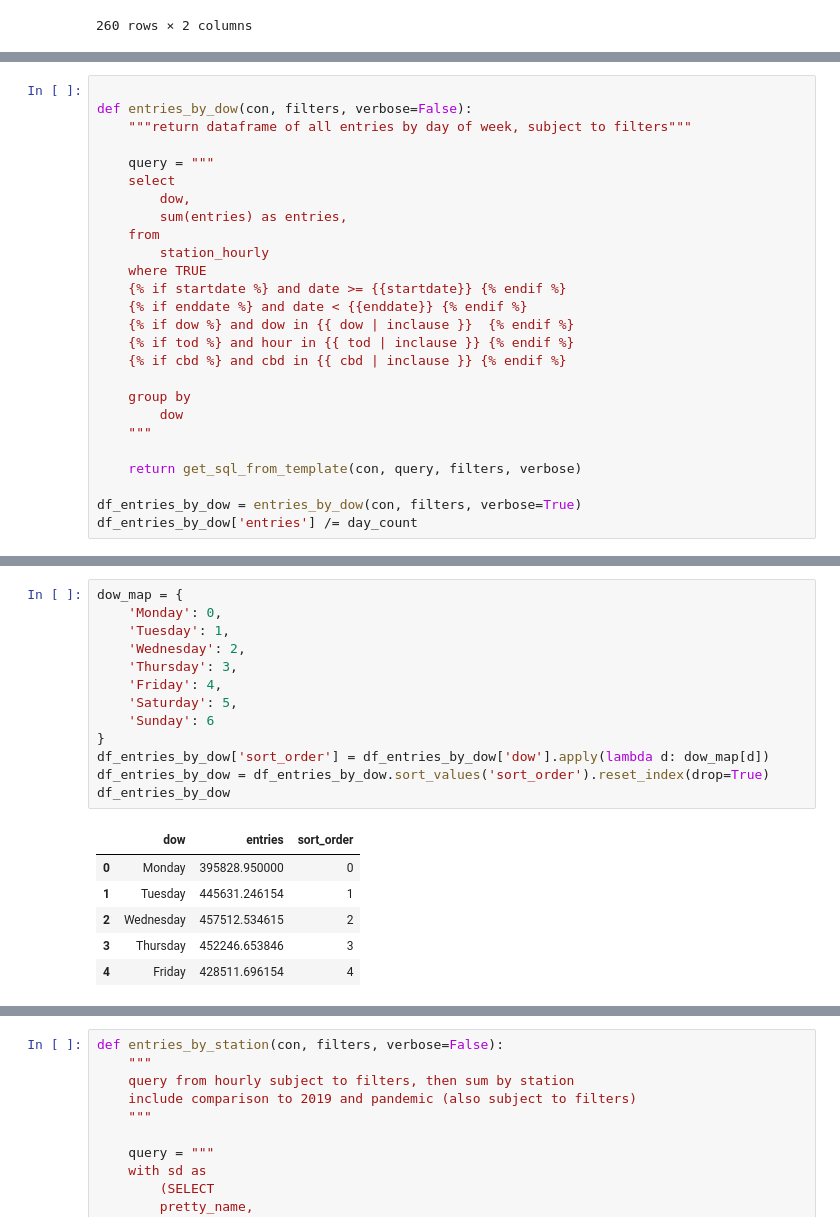
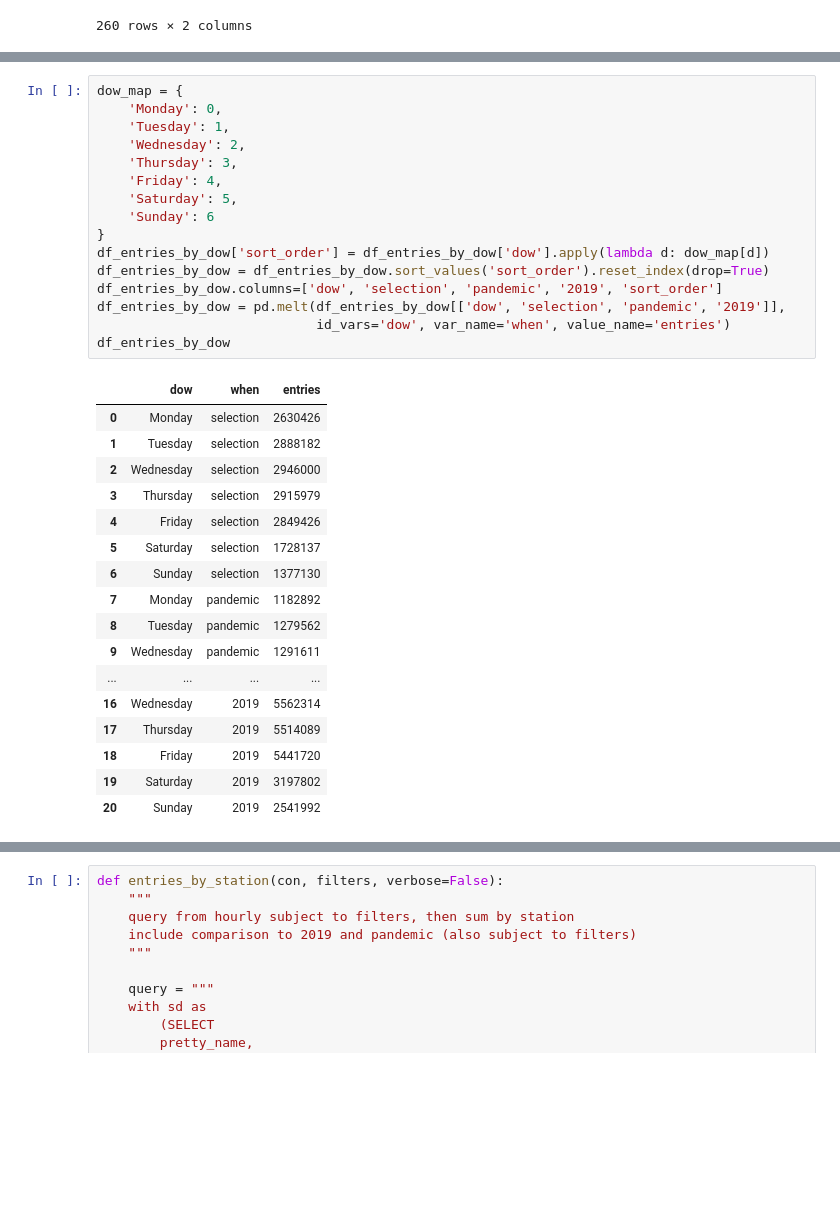
Before and after one commit to druce/MTA, a Jupyter notebook: dashboard/plotly.ipynb, the cells around one changed output, grey strips where cells are left out. Cells and saved outputs as stored; diff of their text form; blank space fills up the shorter version.

```diff
--- a/dashboard/plotly.ipynb
+++ b/dashboard/plotly.ipynb
@@ -370,26 +368,0 @@ fig1.update_layout(
-# %%
-
-def entries_by_dow(con, filters, verbose=False):
-    """return dataframe of all entries by day of week, subject to filters"""
-
-    query = """
-    select
-        dow,
-        sum(entries) as entries,
-    from
-        station_hourly
-    where TRUE
-    {% if startdate %} and date >= {{startdate}} {% endif %}
-    {% if enddate %} and date < {{enddate}} {% endif %}
-    {% if dow %} and dow in {{ dow | inclause }}  {% endif %}
-    {% if tod %} and hour in {{ tod | inclause }} {% endif %}
-    {% if cbd %} and cbd in {{ cbd | inclause }} {% endif %}
-
-    group by
-        dow
-    """
-
-    return get_sql_from_template(con, query, filters, verbose)
-
-df_entries_by_dow = entries_by_dow(con, filters, verbose=True)
-df_entries_by_dow['entries'] /= day_count
@@ -411,21 +454,35 @@ df_entries_by_dow['entries'] /= day_count
 # %%
 dow_map = {
     'Monday': 0,
     'Tuesday': 1,
     'Wednesday': 2,
     'Thursday': 3,
     'Friday': 4,
     'Saturday': 5,
     'Sunday': 6
 }
 df_entries_by_dow['sort_order'] = df_entries_by_dow['dow'].apply(lambda d: dow_map[d])
 df_entries_by_dow = df_entries_by_dow.sort_values('sort_order').reset_index(drop=True)
+df_entries_by_dow.columns=['dow', 'selection', 'pandemic', '2019', 'sort_order']
+df_entries_by_dow = pd.melt(df_entries_by_dow[['dow', 'selection', 'pandemic', '2019']],
+                            id_vars='dow', var_name='when', value_name='entries')
 df_entries_by_dow
 # %% [output]
-|  | dow | entries | sort_order |
-| 0 | Monday | 395828.950000 | 0 |
-| 1 | Tuesday | 445631.246154 | 1 |
-| 2 | Wednesday | 457512.534615 | 2 |
-| 3 | Thursday | 452246.653846 | 3 |
-| 4 | Friday | 428511.696154 | 4 |
+|  | dow | when | entries |
+| 0 | Monday | selection | 2630426 |
+| 1 | Tuesday | selection | 2888182 |
+| 2 | Wednesday | selection | 2946000 |
+| 3 | Thursday | selection | 2915979 |
+| 4 | Friday | selection | 2849426 |
+| 5 | Saturday | selection | 1728137 |
+| 6 | Sunday | selection | 1377130 |
+| 7 | Monday | pandemic | 1182892 |
+| 8 | Tuesday | pandemic | 1279562 |
+| 9 | Wednesday | pandemic | 1291611 |
+| ... | ... | ... | ... |
+| 16 | Wednesday | 2019 | 5562314 |
+| 17 | Thursday | 2019 | 5514089 |
+| 18 | Friday | 2019 | 5441720 |
+| 19 | Saturday | 2019 | 3197802 |
+| 20 | Sunday | 2019 | 2541992 |
 # %%
```
Also changed, not shown: parts of 6 cells of this notebook, 1 other file.
